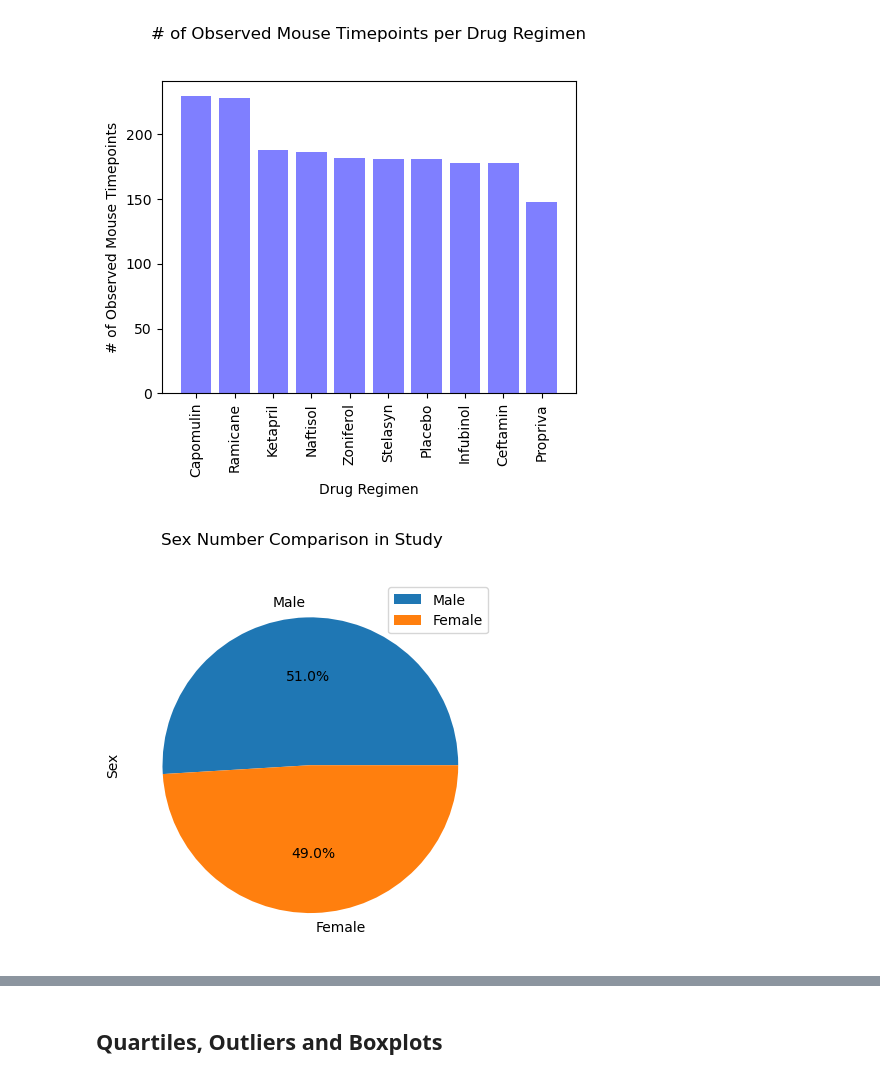
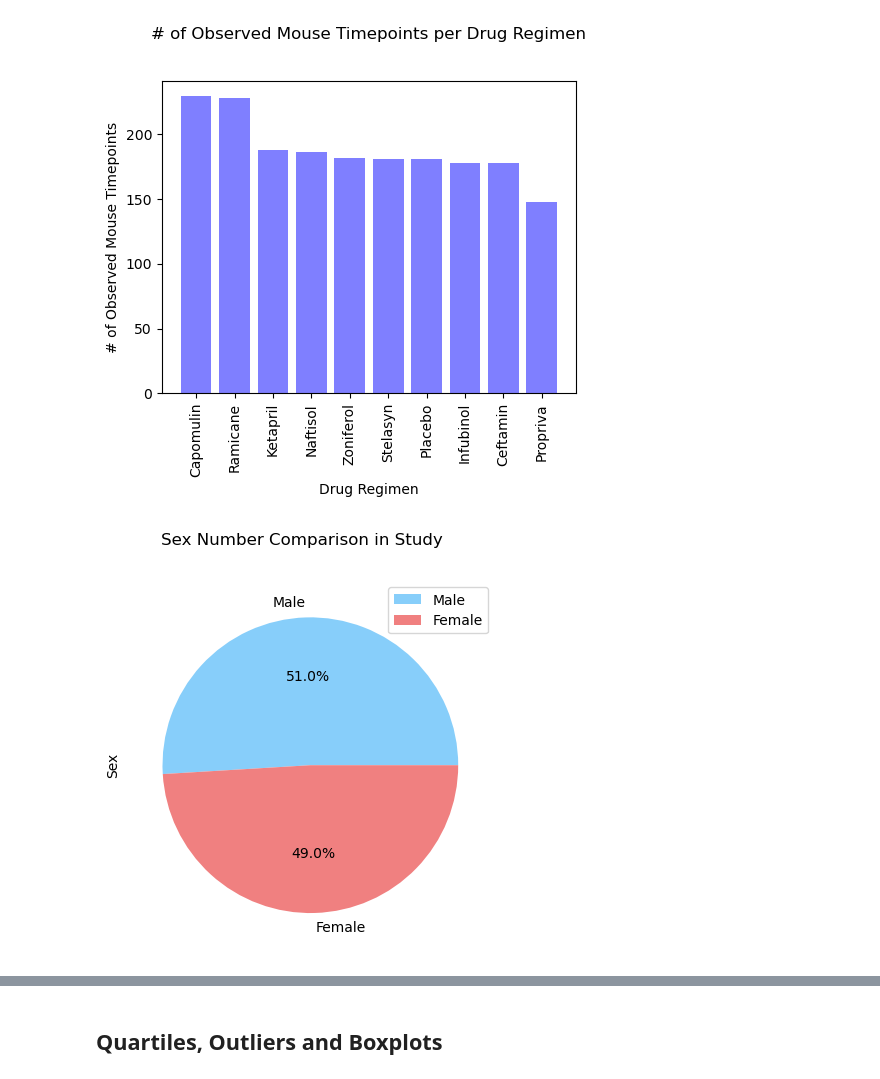
Before and after one commit to aocanoni/Module-5-Challenge, a Jupyter notebook: Starter_Code/Pymaceuticals/pymaceuticals_AshleyCanonizado.ipynb, the cells around one changed output, grey strips where cells are left out. Cells and saved outputs as stored; diff of their text form; code cells hidden in the pictures.

```diff
--- a/Starter_Code/Pymaceuticals/pymaceuticals_AshleyCanonizado.ipynb
+++ b/Starter_Code/Pymaceuticals/pymaceuticals_AshleyCanonizado.ipynb
@@ -191,10 +196,10 @@ plt.tight_layout();
 # %%
 # Generate a pie plot showing the distribution of female versus male mice using Pandas
 sx_mice = clean_df["Sex"].value_counts()
 sx_mice_df = pd.DataFrame(sx_mice)
-sx_mice_df.plot(kind="pie", autopct = "%1.1f%%", title= "Sex Number Comparison in Study", subplots = True, ylabel = "Sex");
+sx_mice_df.plot(kind="pie", autopct = "%1.1f%%", title= "Sex Number Comparison in Study", subplots = True, ylabel = "Sex", colors = ["lightskyblue", "lightcoral"]);
 # %% [output]
-[figure, old version]
+[figure, new version]
 # %%
 # Generate a pie plot showing the distribution of female versus male mice using pyplot
 plt.pie(sx_mice, labels = ["Male", "Female"], colors = ["lightskyblue", "lightcoral"], autopct="%1.1f%%")
```
Also changed, not shown: parts of 5 cells of this notebook, 2 other files.
